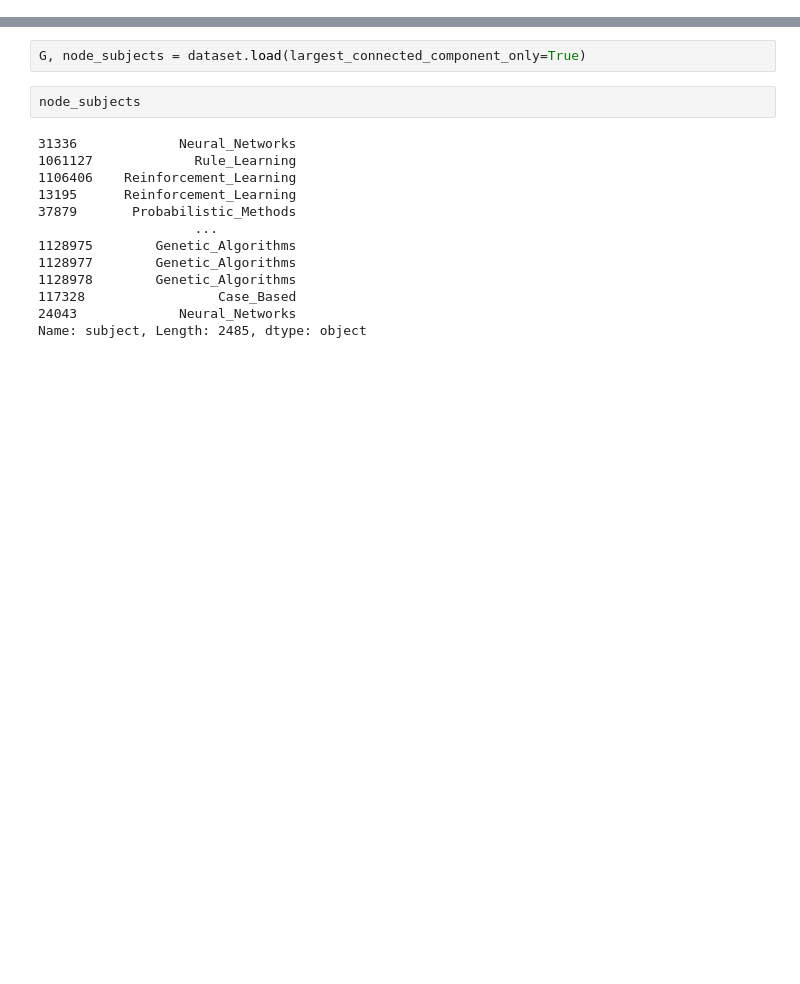
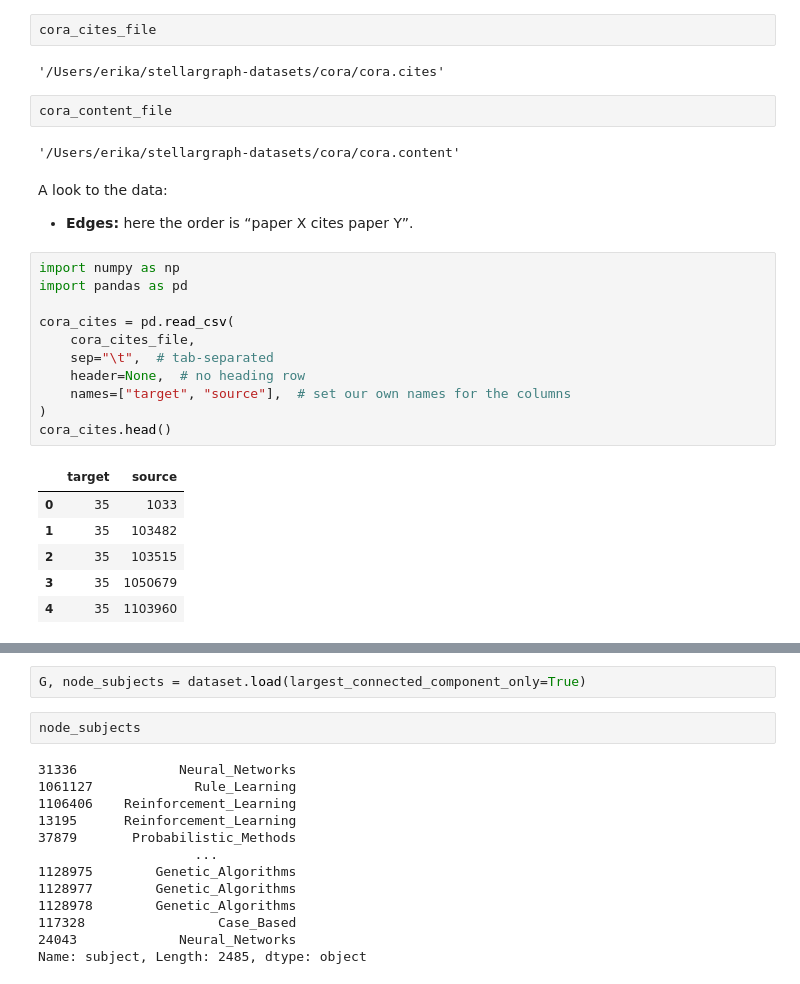
Before and after one commit to erikapat/GRAPH_ALGORITHMS_SPARK, a Jupyter notebook: Node2Vec (other example).ipynb, the cells around one changed output, grey strips where cells are left out. Drawn from its saved outputs; the diff is of its cells as text; blank space fills up the shorter version.

```diff
--- a/Node2Vec (other example).ipynb
+++ b/Node2Vec (other example).ipynb
@@ -2,0 +24,30 @@
+# %%
+cora_cites_file
+# %% [output]
+'/Users/erika/stellargraph-datasets/cora/cora.cites'
+# %%
+cora_content_file
+# %% [output]
+'/Users/erika/stellargraph-datasets/cora/cora.content'
+# %% [markdown]
+A look to the data:
+
+* **Edges:** here the order is “paper X cites paper Y”.
+# %%
+import numpy as np
+import pandas as pd
+
+cora_cites = pd.read_csv(
+    cora_cites_file,
+    sep="\t",  # tab-separated
+    header=None,  # no heading row
+    names=["target", "source"],  # set our own names for the columns
+)
+cora_cites.head()
+# %% [output]
+|  | target | source |
+| 0 | 35 | 1033 |
+| 1 | 35 | 103482 |
+| 2 | 35 | 103515 |
+| 3 | 35 | 1050679 |
+| 4 | 35 | 1103960 |
```
Also changed, not shown: parts of 29 cells of this notebook, 2 other files.
